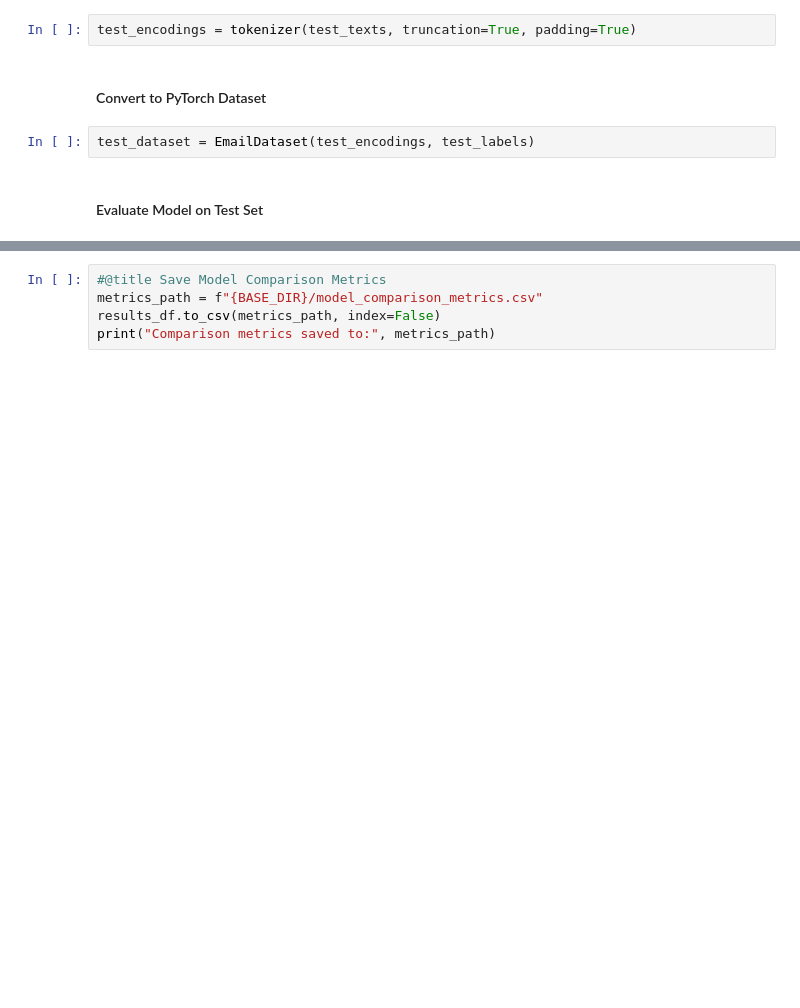
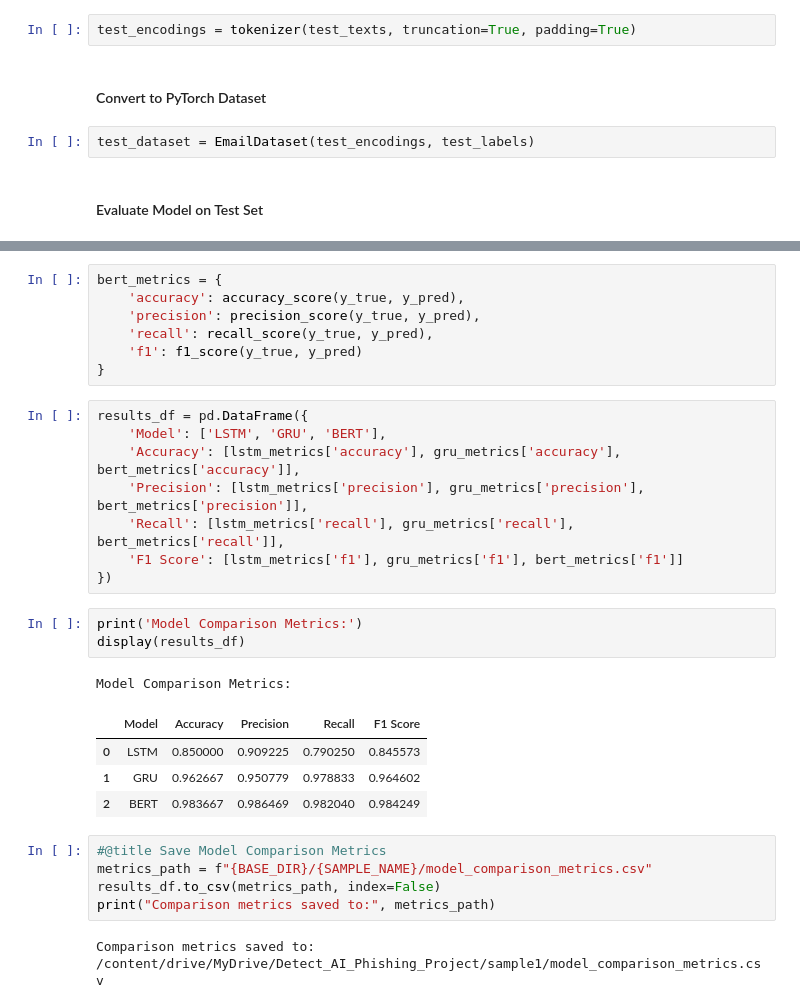
Before and after one commit to kushalshah0/colab_tools, a Jupyter notebook: ai-generated-phishing-emails-detection.ipynb, the cells around one changed output, grey strips where cells are left out. Drawn from its saved outputs; the diff is of its cells as text; blank space fills up the shorter version.

```diff
--- a/ai-generated-phishing-emails-detection.ipynb
+++ b/ai-generated-phishing-emails-detection.ipynb
@@ -733,5 +792,31 @@ print(classification_report(test_labels, y_pred, target_names=["Legitimate", "Ph
+# %%
+bert_metrics = {
+    'accuracy': accuracy_score(y_true, y_pred),
+    'precision': precision_score(y_true, y_pred),
+    'recall': recall_score(y_true, y_pred),
+    'f1': f1_score(y_true, y_pred)
+}
+# %%
+results_df = pd.DataFrame({
+    'Model': ['LSTM', 'GRU', 'BERT'],
+    'Accuracy': [lstm_metrics['accuracy'], gru_metrics['accuracy'], bert_metrics['accuracy']],
+    'Precision': [lstm_metrics['precision'], gru_metrics['precision'], bert_metrics['precision']],
+    'Recall': [lstm_metrics['recall'], gru_metrics['recall'], bert_metrics['recall']],
+    'F1 Score': [lstm_metrics['f1'], gru_metrics['f1'], bert_metrics['f1']]
+})
+# %%
+print('Model Comparison Metrics:')
+display(results_df)
+# %% [output]
+Model Comparison Metrics:
+|  | Model | Accuracy | Precision | Recall | F1 Score |
+| 0 | LSTM | 0.850000 | 0.909225 | 0.790250 | 0.845573 |
+| 1 | GRU | 0.962667 | 0.950779 | 0.978833 | 0.964602 |
+| 2 | BERT | 0.983667 | 0.986469 | 0.982040 | 0.984249 |
 # %%
 #@title Save Model Comparison Metrics
-metrics_path = f"{BASE_DIR}/model_comparison_metrics.csv"
+metrics_path = f"{BASE_DIR}/{SAMPLE_NAME}/model_comparison_metrics.csv"
 results_df.to_csv(metrics_path, index=False)
 print("Comparison metrics saved to:", metrics_path)
+# %% [output]
+Comparison metrics saved to: /content/drive/MyDrive/Detect_AI_Phishing_Project/sample1/model_comparison_metrics.csv
```
Also changed, not shown: parts of 6 cells of this notebook.
